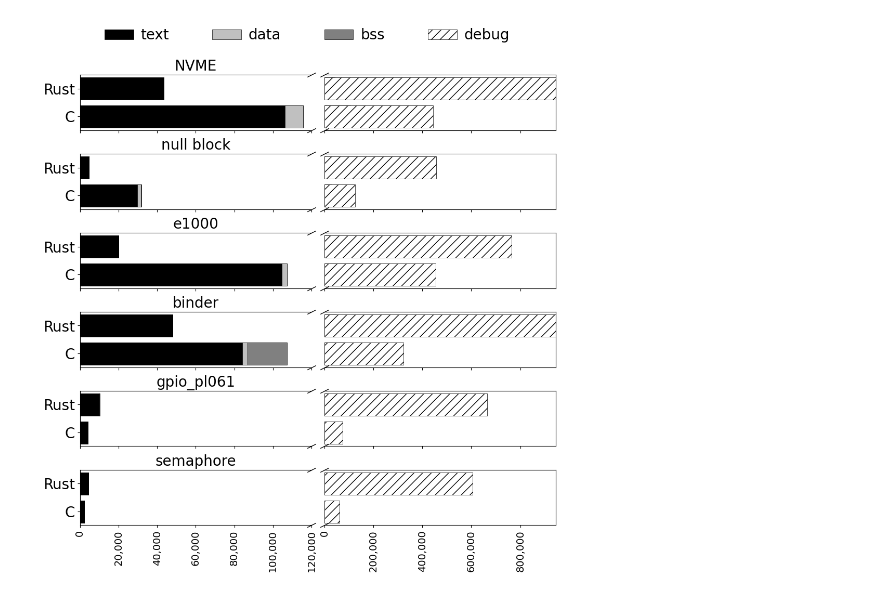
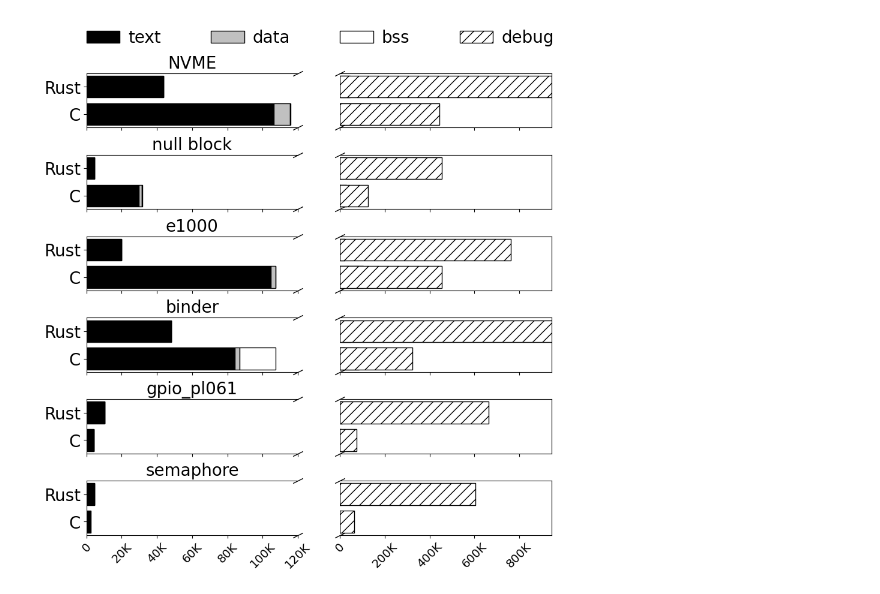
Before and after one commit to Richardhongyu/rfl_empirical_tools, a Jupyter notebook: figures_ppt/figure8.ipynb, the cells around one changed output. Drawn from its saved outputs; the diff is of its cells as text; code cells hidden in the pictures.

```diff
--- a/figures_ppt/figure8.ipynb
+++ b/figures_ppt/figure8.ipynb
@@ -3,11 +3,18 @@ import matplotlib.pyplot as plt
 from matplotlib.ticker import FuncFormatter
 import numpy as np
 
-bar_conf = dict(edgecolor='black', linewidth=0.5)
+bar_conf = dict(edgecolor='black', linewidth=1)
 
 once_legend = 0
 def comma_formatter(x, pos):
-    return '{:,.0f}'.format(x)
+    if abs(x) >= 1e9:
+        return '{:.0f}B'.format(x / 1e9)
+    elif abs(x) >= 1e6:
+        return '{:.0f}M'.format(x / 1e6)
+    elif abs(x) >= 1e3:
+        return '{:.0f}K'.format(x / 1e3)
+    else:
+        return '{:,.0f}'.format(x)
 
 data = "43540/72566+33753         &  0/8604+757    &   40/84+15    &    290991/203410+94710              &    385510/88427+58087       &    37633/0                     &    231179/0        &    26.609/32.888 &\
   4579/29646                &  16/1956       &   10/279      &    107126/80078                     &    199426/45836             &    32992/0                     &    116277/0        &    5.420/7.056 &\
@@ -32,11 +39,11 @@ c = np.column_stack((c[:,:3], c_column))
 
 driver_name = ['NVME', 'null block', 'e1000', 'binder', 'gpio_pl061', 'semaphore']
 binary_size = ['text', 'data', 'bss', 'debug']
-color = ['black', 'silver', 'grey', 'white']
+color = ['black', 'silver', 'white', 'white']
 hatch = ['', '', '', '//']
 
 fig, axs = plt.subplots(6,2,dpi=100, sharey=True, figsize=(10,10))
-fig.subplots_adjust(wspace=1)
+fig.subplots_adjust(wspace=0.2, hspace=0.5)
 labels = ['C','Rust']
 y_pos = np.arange(len(labels))
 d = .5  # proportion of vertical to horizontal extent of the slanted line
@@ -85,7 +92,7 @@ for i in range(6):
     for j in range(2):
         left = np.zeros(2)
         ax = axs[i,j]
-        ax.tick_params(axis='x',rotation=90, labelsize=14)
+        ax.tick_params(axis='x',rotation=45, labelsize=14)
         ax.xaxis.set_major_formatter(FuncFormatter(comma_formatter))
         for k in range(4):
             if j == 0 and k == 3:
@@ -115,34 +122,33 @@ for i in range(6):
 #             c_data = c[i]
 #             rust_data = rust[i]
 #             sum_c = np.sum(c_data[:3])
 #             sum_rust = np.sum(rust_data[:3])
 #             x_lim = max(sum_c, sum_rust)
 #             x_lim_end = max(c_data[3], rust_data[3])
 #             for j in range(len(binary_size)):
 #                 if col != 1:
 #                     ax.set_yticks(y_pos, labels=labels)
 #                     ax.set_title(driver_name[(line + 1) * (col + 1) - 1])
 #                     ax.spines['right'].set_visible(False)
 #                     # ax.plot([1, 1], [1, 0], transform=ax.transAxes, **kwargs)
 #                     # ax.set_xlim(0, x_lim)
 #                 else:
 #                     ax.spines['left'].set_visible(False)
 #                     ax.get_yaxis().set_visible(False)
 #                     # ax.plot([0, 0], [0, 1], transform=ax.transAxes, **kwargs)
 #                     # ax.set_xlim(x_lim, x_lim_end)
 #                 for i in range(len(driver_name)):
 #                     c_data = c[i]
 #                     rust_data = rust[i]
 #                     for j in range(len(binary_size)):
 #                         ax.barh(y_pos, [c_data[j],rust_data[j]], left=left)
 #                         left += np.array([c_data[j],rust_data[j]])
-
 #                 ax.label_outer()
 #                 ax.tick_params(axis='x',rotation=45)
 #                 ax.xaxis.set_major_formatter(FuncFormatter(comma_formatter))
 
-fig.legend( ncol=4, frameon=False, loc="lower left", bbox_to_anchor=(0.1, 1), fontsize=20, columnspacing=3, handletextpad=0.5)
-fig.tight_layout(pad=0.5)
+fig.legend( ncol=4, frameon=False, loc="lower left", bbox_to_anchor=(0.1, 0.9), fontsize=20, columnspacing=3, handletextpad=0.5)
+# fig.tight_layout(pad=0.5)
 fig.savefig('./figure8.pdf', bbox_inches="tight")
 # %% [output]
-[figure, old version]
+[figure, new version]
```
Also changed, not shown: 5 other files.
